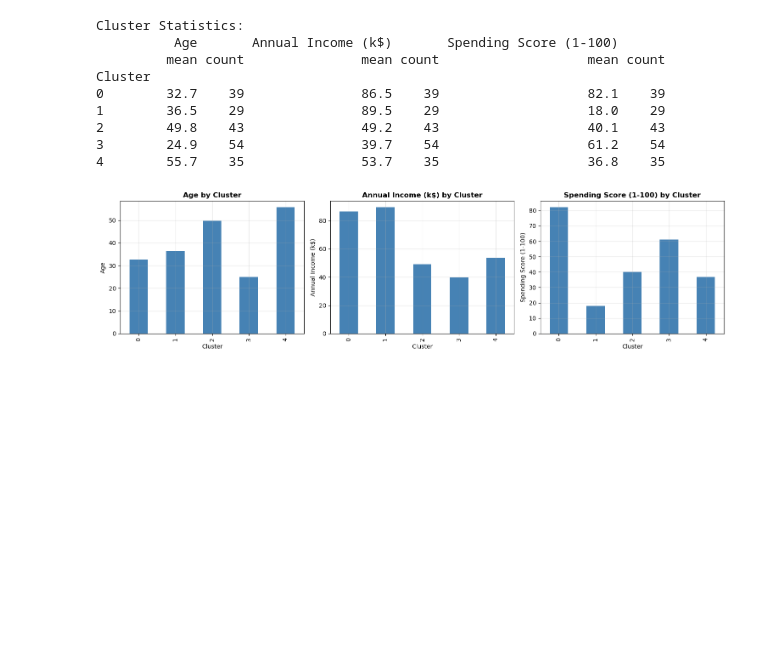
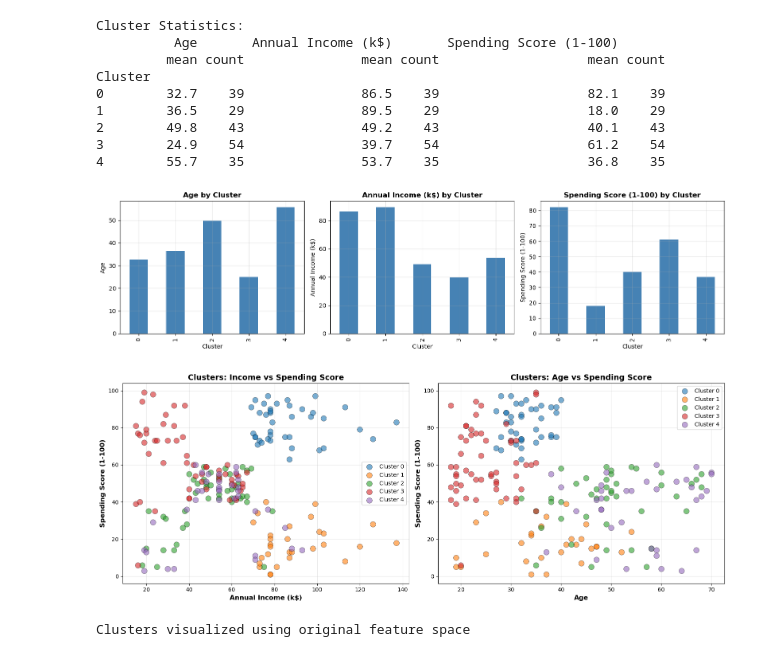
Before and after one commit to alexliu409/mini_project-3, a Jupyter notebook: notebooks/analysis.ipynb, the cells around one changed output. Drawn from its saved outputs; the diff is of its cells as text; code cells hidden in the pictures; blank space fills up the shorter version.

```diff
--- a/notebooks/analysis.ipynb
+++ b/notebooks/analysis.ipynb
@@ -187,6 +187,43 @@ Cluster
 3        24.9    54               39.7    54                   61.2    54
 4        55.7    35               53.7    35                   36.8    35
 [figure]
+# %%
+# Visualize clusters using key features
+fig, axes = plt.subplots(1, 2, figsize=(16, 6))
+
+# Income vs Spending Score
+for cluster in range(optimal_k):
+    cluster_data = data_clustered[data_clustered['Cluster'] == cluster]
+    axes[0].scatter(cluster_data['Annual Income (k$)'],
+                   cluster_data['Spending Score (1-100)'],
+                   label=f'Cluster {cluster}', alpha=0.6, s=100, edgecolors='black', linewidth=0.5)
+
+axes[0].set_xlabel('Annual Income (k$)', fontsize=12, fontweight='bold')
+axes[0].set_ylabel('Spending Score (1-100)', fontsize=12, fontweight='bold')
+axes[0].set_title('Clusters: Income vs Spending Score', fontsize=14, fontweight='bold')
+axes[0].legend()
+axes[0].grid(True, alpha=0.3)
+
+# Age vs Spending Score
+for cluster in range(optimal_k):
+    cluster_data = data_clustered[data_clustered['Cluster'] == cluster]
+    axes[1].scatter(cluster_data['Age'],
+                   cluster_data['Spending Score (1-100)'],
+                   label=f'Cluster {cluster}', alpha=0.6, s=100, edgecolors='black', linewidth=0.5)
+
+axes[1].set_xlabel('Age', fontsize=12, fontweight='bold')
+axes[1].set_ylabel('Spending Score (1-100)', fontsize=12, fontweight='bold')
+axes[1].set_title('Clusters: Age vs Spending Score', fontsize=14, fontweight='bold')
+axes[1].legend()
+axes[1].grid(True, alpha=0.3)
+
+plt.tight_layout()
+plt.show()
+
+print("Clusters visualized using original feature space")
+# %% [output]
+[figure, added]
+Clusters visualized using original feature space
 # %%
 # Dimensionality Reduction
 from sklearn.decomposition import PCA
```
Also changed, not shown: parts of 3 cells of this notebook.
